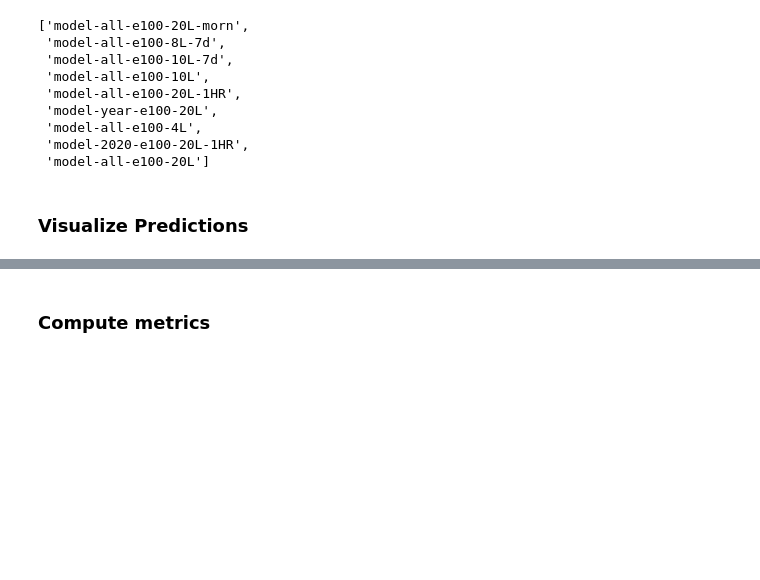
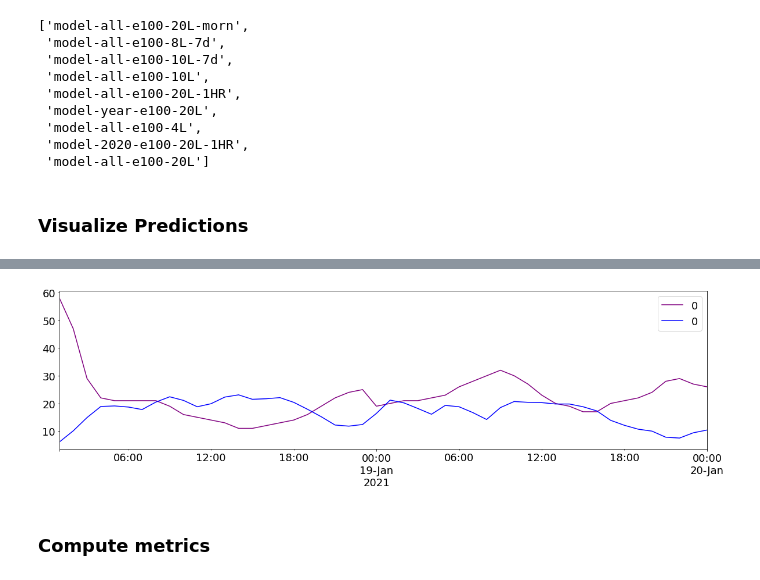
Before and after one commit to tomityrrell/psps-analysis, a Jupyter notebook: notebooks/Gluon-TS.ipynb, the cells around one changed output, grey strips where cells are left out. Saved outputs shown, nothing was run; the diff lists cells and outputs as text; code cells hidden in the pictures; blank space fills up the shorter version.

```diff
--- a/notebooks/Gluon-TS.ipynb
+++ b/notebooks/Gluon-TS.ipynb
@@ -566,3 +608,11 @@ plt.show()
+# %%
+fig, ax = plt.subplots(1, 1, figsize=(20, 5))
+
+stss[1][-plot_length:].plot(ax=ax, color="purple")  # plot the time series
+stss[2][-plot_length:].plot(ax=ax, color="blue")  # plot the time series
+plt.show()
+# %% [output]
+[figure, added]
 # %% [markdown]
 ### Compute metrics
 # %%
```
Also changed, not shown: parts of 9 cells of this notebook, 18 other files.
